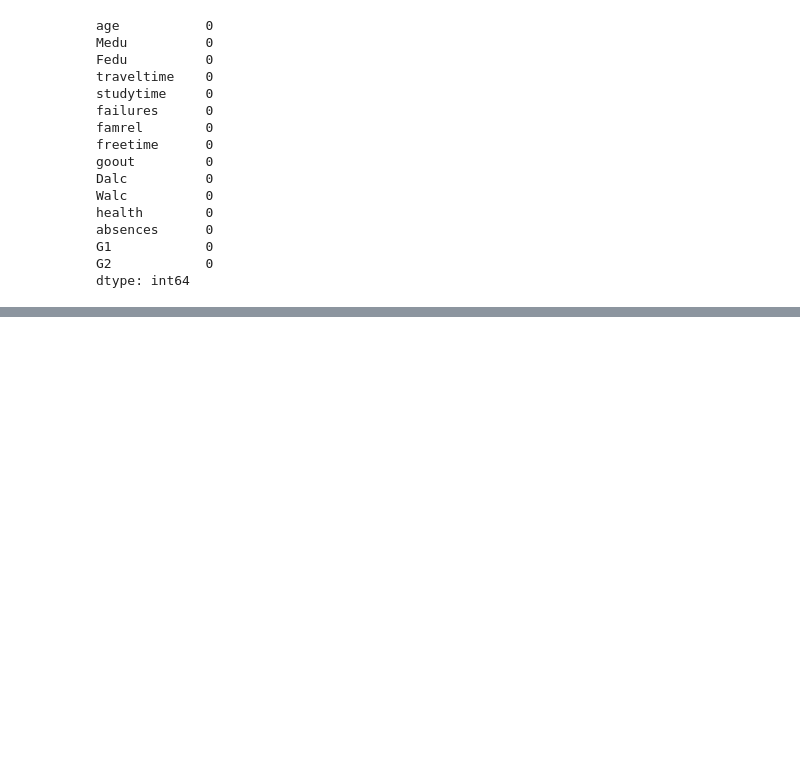
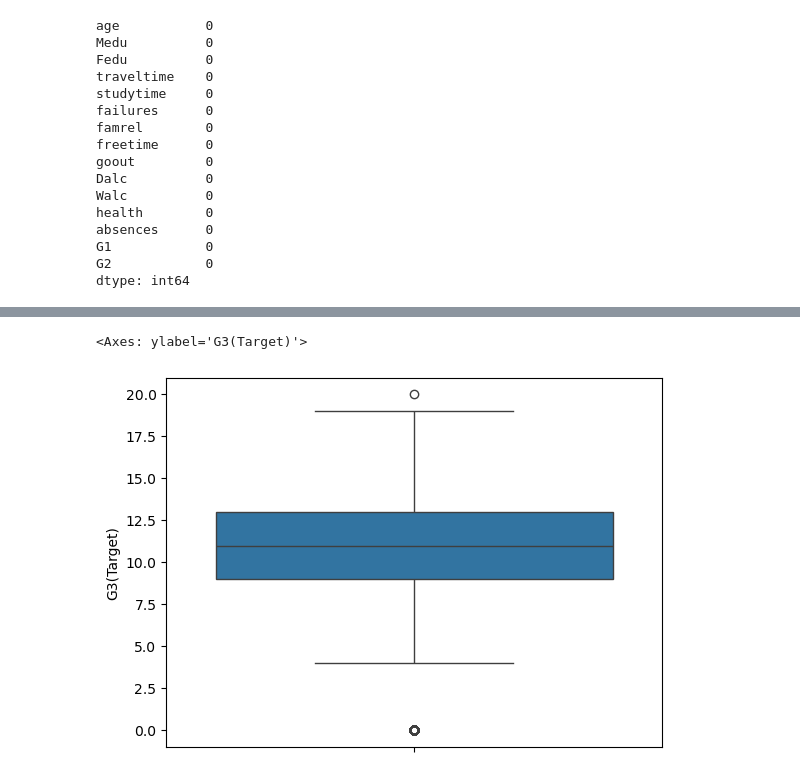
Before and after one commit to Ardavaa/week3, a Jupyter notebook: main.ipynb, the cells around one changed output, grey strips where cells are left out. Saved outputs shown, nothing was run; the diff lists cells and outputs as text; code cells hidden in the pictures; blank space fills up the shorter version.

```diff
--- a/main.ipynb
+++ b/main.ipynb
@@ -3001,0 +3127,5 @@ dtype: int64
+# %%
+sns.boxplot(combined_stp['G3(Target)'])
+# %% [output]
+<Axes: ylabel='G3(Target)'>
+[figure, added]
```
Also changed, not shown: parts of 81 cells of this notebook, 5 other files.
